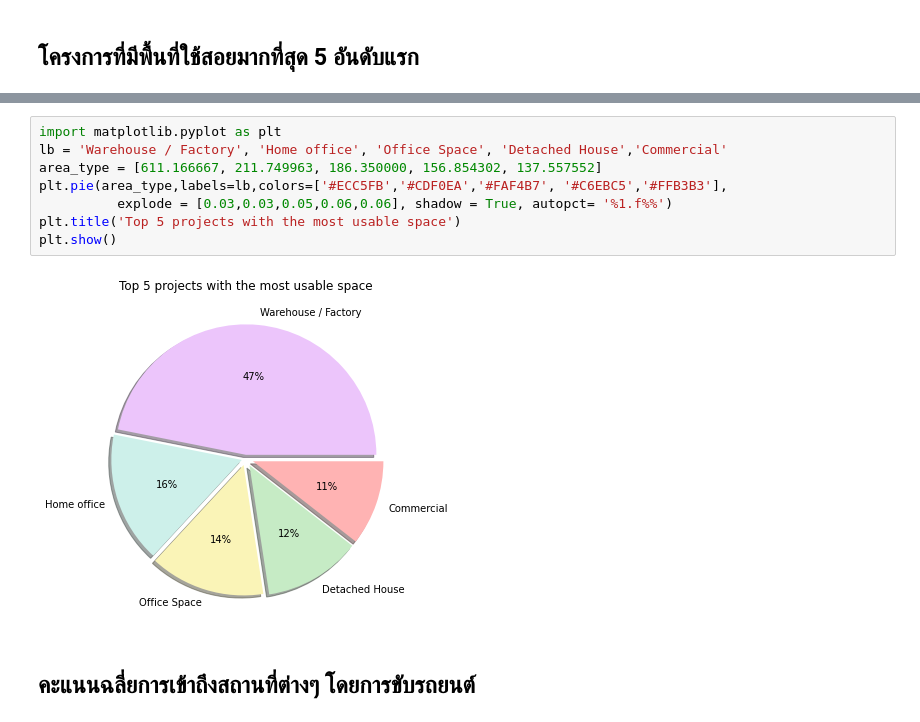
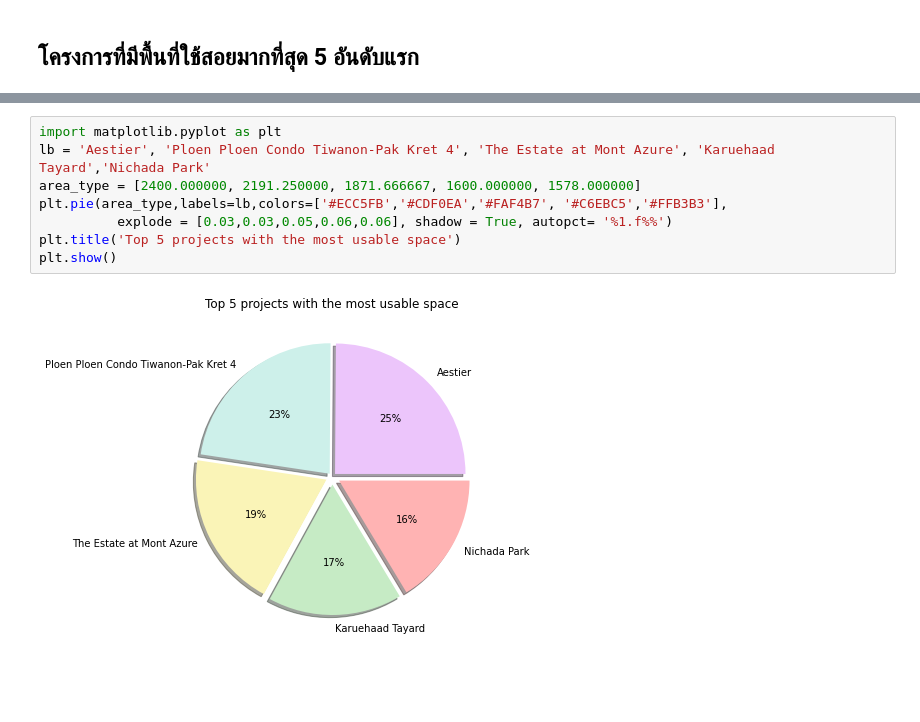
Before and after one commit to supatsara2002/BasicProg_DataViz65, a Jupyter notebook: Project.ipynb, the cells around one changed output, grey strips where cells are left out. Cells and saved outputs as stored; diff of their text form; blank space fills up the shorter version.

```diff
--- a/Project.ipynb
+++ b/Project.ipynb
@@ -953,13 +950,11 @@ area_usable_min                                        531.121662
 dtype: object
 # %%
 import matplotlib.pyplot as plt
-lb = 'Warehouse / Factory', 'Home office', 'Office Space', 'Detached House','Commercial'
-area_type = [611.166667, 211.749963, 186.350000, 156.854302, 137.557552]
+lb = 'Aestier', 'Ploen Ploen Condo Tiwanon-Pak Kret 4', 'The Estate at Mont Azure', 'Karuehaad Tayard','Nichada Park'
+area_type = [2400.000000, 2191.250000, 1871.666667, 1600.000000, 1578.000000]
 plt.pie(area_type,labels=lb,colors=['#ECC5FB','#CDF0EA','#FAF4B7', '#C6EBC5','#FFB3B3'],
           explode = [0.03,0.03,0.05,0.06,0.06], shadow = True, autopct= '%1.f%%')
 plt.title('Top 5 projects with the most usable space')
 plt.show()
 # %% [output]
-[figure, old version]
+[figure, new version]
-# %% [markdown]
-## คะแนนฉลี่ยการเข้าถึงสถานที่ต่างๆ โดยการขับรถยนต์
```
Also changed, not shown: parts of 22 cells of this notebook.
